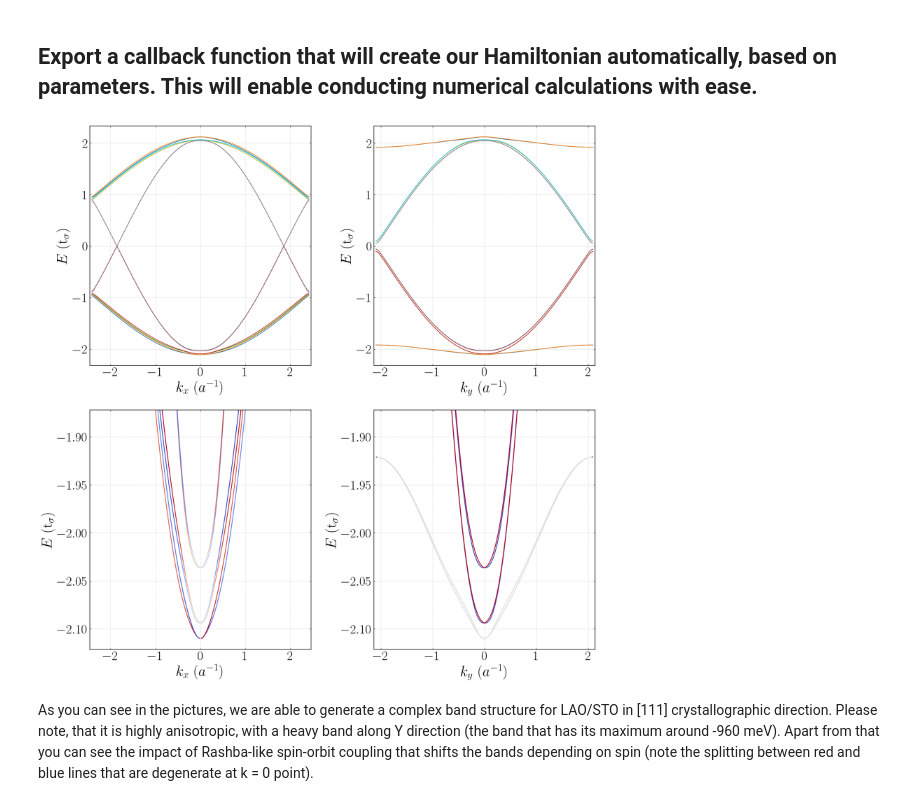
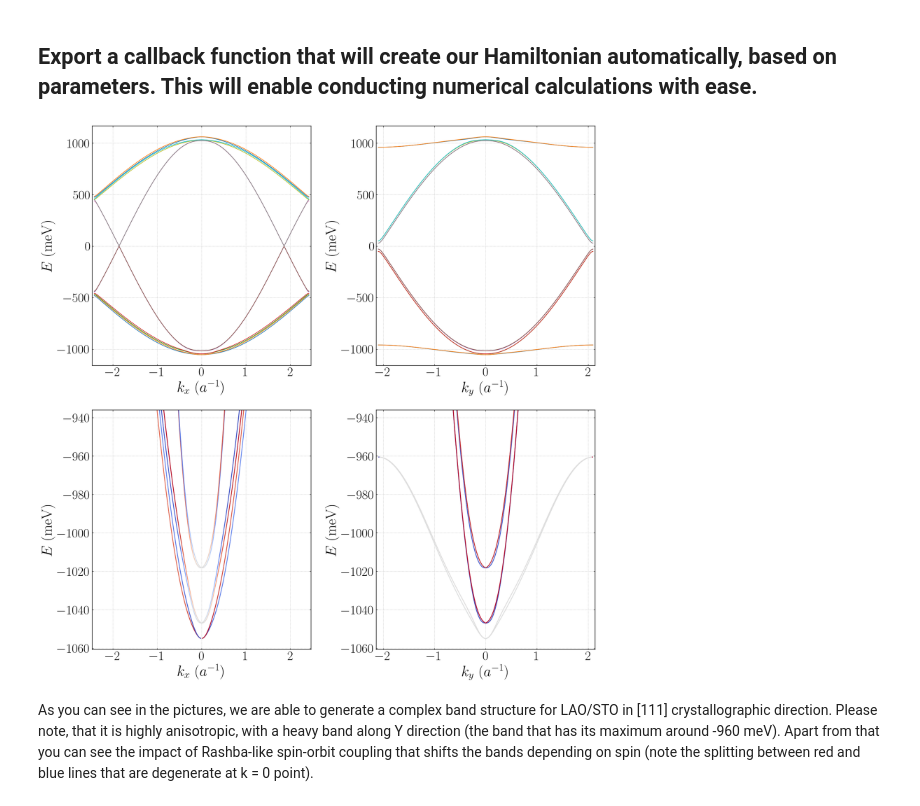
Before and after one commit to j-czarnecki/LAO-STO, a Jupyter notebook: Symbolic/SuperconductingGapSymmetry.ipynb, the cells around one changed output. Saved outputs shown, nothing was run; the diff lists cells and outputs as text; code cells hidden in the pictures.

```diff
--- a/Symbolic/SuperconductingGapSymmetry.ipynb
+++ b/Symbolic/SuperconductingGapSymmetry.ipynb
@@ -92,6 +92,9 @@ l_soc = sp.symbols('lambda_soc', real=True)
 d_tri = sp.symbols('delta_tri', real=True)
 t_rashba = sp.symbols('t_rashba', real=True)
 mu = sp.symbols('mu', real=True)
+g, mu_B = sp.symbols('g mu_B', real=True)
+B = sp.symbols('B', real=True, positive=True)
+theta_B, phi_B = sp.symbols('theta_B phi_B', real=True)
 # %%
 # Pauli matrices
 s_0 = sp.eye(2)
@@ -199,0 +205,7 @@ H_mu = -mu * sp.eye(12)
+# %%
+B_z = B * sp.cos(theta_B)
+B_y = B * sp.sin(theta_B) * sp.sin(phi_B)
+B_x = B * sp.sin(theta_B) * sp.cos(phi_B)
+
+H_zeeman = sp.Rational(1,2) * g * mu_B * sp.kronecker_product(B_x * s_x + B_y * s_y + B_z * s_z, sp.eye(6))
+#display(H_zeeman)
@@ -200,11 +214,14 @@ H_mu = -mu * sp.eye(12)
+# %%
+H_magnetic_orbital = mu_B * (sp.kronecker_product(s_0, sp.eye(2), B_x * L_x + B_y * L_y + B_z * L_z))
+#display(H_magnetic_orbital)
 # %% [markdown]
 ## Export a callback function that will create our Hamiltonian automatically, based on parameters. This will enable conducting numerical calculations with ease.
 # %%
 from sympy.physics.quantum.dagger import Dagger
 #No need to conjugate since H is diagonalized via eigh(), which take only upper triangle
-H = H_intraorbital + H_interorbital + H_SOC + H_tri + H_mu
+H = H_intraorbital + H_interorbital + H_SOC + H_tri + H_mu + H_zeeman + H_magnetic_orbital
 H = build_hermitian_from_upper_triangle(H)
-compute_H = sp.lambdify((k_x, k_y, t_sigma, t_pi, l_soc, t_rashba, d_tri, mu), H, modules='numpy', cse=True)
+compute_H = sp.lambdify((k_x, k_y, t_sigma, t_pi, l_soc, t_rashba, d_tri, mu, g, mu_B, B, theta_B, phi_B), H, modules='numpy', cse=True)
 # %%
 #defining parameters
 from dataclasses import dataclass, field
@@ -299,13 +325,13 @@ def plot_k_slices(params: dispersion_parameters, ham_dim: int, n_k_points: int =
 
     # Slice along k_x direction (k_y = 0)
     for i, kx in enumerate(k_x_vals):
-        H_k = compute_H(kx, 0, params.t_sigma, params.t_pi, params.l_soc, params.t_rashba, params.d_tri, params.mu)
+        H_k = compute_H(kx, 0, params.t_sigma, params.t_pi, params.l_soc, params.t_rashba, params.d_tri, params.mu, params.g, params.mu_B, params.B, params.theta_B, params.phi_B)
         evals, evecs = np.linalg.eigh(H_k, UPLO='U')
         Energies[i] = evals
         _, _, S_z[i] = calculate_spin_expectation(evecs)
     axes[0, 0].plot(k_x_vals, Energies)
     axes[0, 0].set_xlabel(r'$k_x$ ($a^{-1}$)')
-    axes[0, 0].set_ylabel(r'$E$ ($\text{t}_\sigma$)')
+    axes[0, 0].set_ylabel(rf'$E$ {params.energy_unit}')
     axes[0, 0].grid(True, linestyle=':')
 
     # Low energy plot along k_x with spin expectation value coloring
@@ -319,7 +345,7 @@ def plot_k_slices(params: dispersion_parameters, ham_dim: int, n_k_points: int =
         axes[1, 0].autoscale()
 
     axes[1, 0].set_xlabel(r'$k_x$ ($a^{-1}$)')
-    axes[1, 0].set_ylabel(r'$E$ ($\text{t}_\sigma$)')
+    axes[1, 0].set_ylabel(rf'$E$ {params.energy_unit}')
     axes[1, 0].set_ylim(bottom=1.02 * params.min_energy_kinetics, top = 0.9 * params.min_energy_kinetics)
     axes[1, 0].grid(True, linestyle=':')
 
@@ -328,37 +354,37 @@ def plot_k_slices(params: dispersion_parameters, ham_dim: int, n_k_points: int =
     Energies = np.zeros((k_y_vals.size, ham_dim))
     S_z = np.zeros((k_y_vals.size, ham_dim))
     # Slice along k_y direction (k_x = 0)
     for i, ky in enumerate(k_y_vals):
-        H_k = compute_H(0, ky, params.t_sigma, params.t_pi, params.l_soc, params.t_rashba, params.d_tri, params.mu)
+        H_k = compute_H(0, ky, params.t_sigma, params.t_pi, params.l_soc, params.t_rashba, params.d_tri, params.mu, params.g, params.mu_B, params.B, params.theta_B, params.phi_B)
         evals, evecs = np.linalg.eigh(H_k, UPLO='U')
         Energies[i] = evals
         _, _, S_z[i] = calculate_spin_expectation(evecs)
     axes[0, 1].plot(k_y_vals, Energies)
     axes[0, 1].set_xlabel(r'$k_y$ ($a^{-1}$)')
-    axes[0, 1].set_ylabel(r'$E$ ($\text{t}_\sigma$)')
+    axes[0, 1].set_ylabel(rf'$E$ {params.energy_unit}')
     axes[0, 1].grid(True, linestyle=':')
 
     # Low energy plot along k_y with spin expectation value coloring
     for band in range(ham_dim):
         points = np.array([k_y_vals, Energies[:, band]]).T.reshape(-1, 1, 2)
         segments = np.concatenate([points[:-1], points[1:]], axis=1)
         lc = LineCollection(segments, cmap='coolwarm', linewidth=2)
         segmentColors = 0.5 * (S_z[:-1, band] + S_z[1:, band])
         lc.set_array(segmentColors)
         axes[1, 1].add_collection(lc)
         axes[1, 1].autoscale()
 
     axes[1, 1].set_xlabel(r'$k_y$ ($a^{-1}$)')
-    axes[1, 1].set_ylabel(r'$E$ ($\text{t}_\sigma$)')
+    axes[1, 1].set_ylabel(rf'$E$ {params.energy_unit}')
     axes[1, 1].set_ylim(bottom=1.02 * params.min_energy_kinetics, top = 0.9 * params.min_energy_kinetics)
     axes[1, 1].grid(True, linestyle=':')
 
     plt.tight_layout()
     plt.show()
 
 plot_k_slices(params, 12)
 # %% [output]
-[figure, old version]
+[figure, new version]
 # %% [markdown]
 As you can see in the pictures, we are able to generate a complex band structure for LAO/STO in [111] crystallographic direction.
 Please note, that it is highly anisotropic, with a heavy band along Y direction (the band that has its maximum around -960 meV).
```
Also changed, not shown: parts of 16 cells of this notebook, 20 other files.
